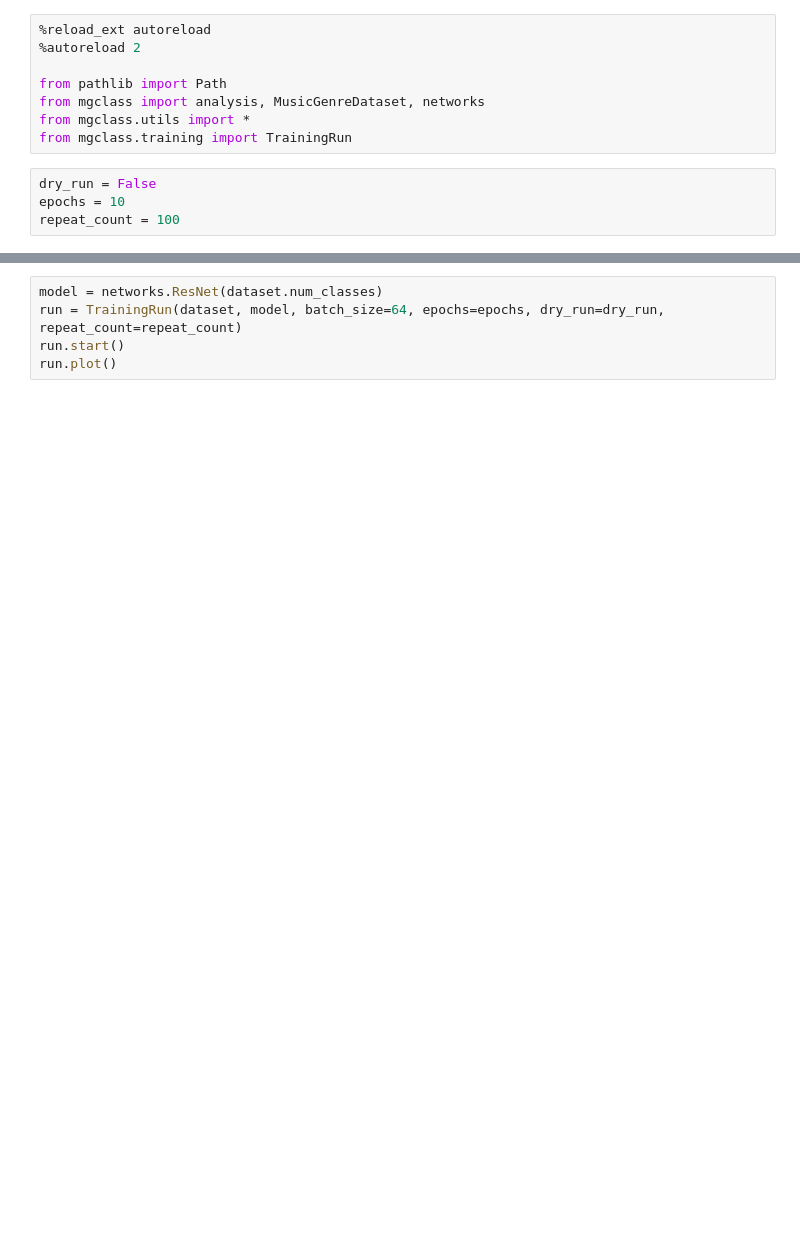
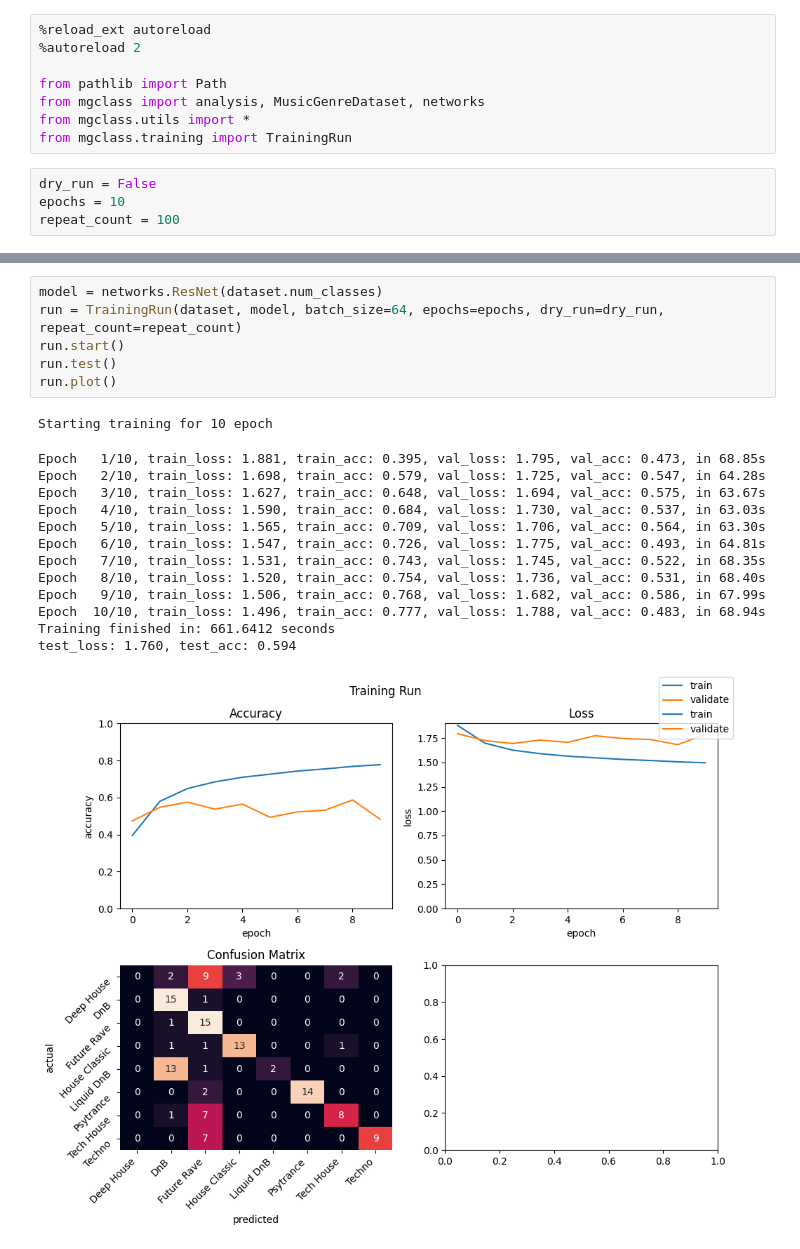
Before and after one commit to GeorgSchenzel/music-genre-classification, a Jupyter notebook: experiments/2_resnet.ipynb, the cells around one changed output, grey strips where cells are left out. Saved outputs shown, nothing was run; the diff lists cells and outputs as text; blank space fills up the shorter version.

Commit message:
trained resnet

```diff
--- a/experiments/2_resnet.ipynb
+++ b/experiments/2_resnet.ipynb
@@ -36,5 +36,21 @@ KeyboardInterrupt:
 # %%
 model = networks.ResNet(dataset.num_classes)
 run = TrainingRun(dataset, model, batch_size=64, epochs=epochs, dry_run=dry_run, repeat_count=repeat_count)
 run.start()
+run.test()
 run.plot()
+# %% [output]
+Starting training for 10 epoch
+Epoch   1/10, train_loss: 1.881, train_acc: 0.395, val_loss: 1.795, val_acc: 0.473, in 68.85s
+Epoch   2/10, train_loss: 1.698, train_acc: 0.579, val_loss: 1.725, val_acc: 0.547, in 64.28s
+Epoch   3/10, train_loss: 1.627, train_acc: 0.648, val_loss: 1.694, val_acc: 0.575, in 63.67s
+Epoch   4/10, train_loss: 1.590, train_acc: 0.684, val_loss: 1.730, val_acc: 0.537, in 63.03s
+Epoch   5/10, train_loss: 1.565, train_acc: 0.709, val_loss: 1.706, val_acc: 0.564, in 63.30s
+Epoch   6/10, train_loss: 1.547, train_acc: 0.726, val_loss: 1.775, val_acc: 0.493, in 64.81s
+Epoch   7/10, train_loss: 1.531, train_acc: 0.743, val_loss: 1.745, val_acc: 0.522, in 68.35s
+Epoch   8/10, train_loss: 1.520, train_acc: 0.754, val_loss: 1.736, val_acc: 0.531, in 68.40s
+Epoch   9/10, train_loss: 1.506, train_acc: 0.768, val_loss: 1.682, val_acc: 0.586, in 67.99s
+Epoch  10/10, train_loss: 1.496, train_acc: 0.777, val_loss: 1.788, val_acc: 0.483, in 68.94s
+Training finished in: 661.6412 seconds
+test_loss: 1.760, test_acc: 0.594
+[figure, added]
```
Also changed, not shown: parts of 1 cell of this notebook, 1 other file.
